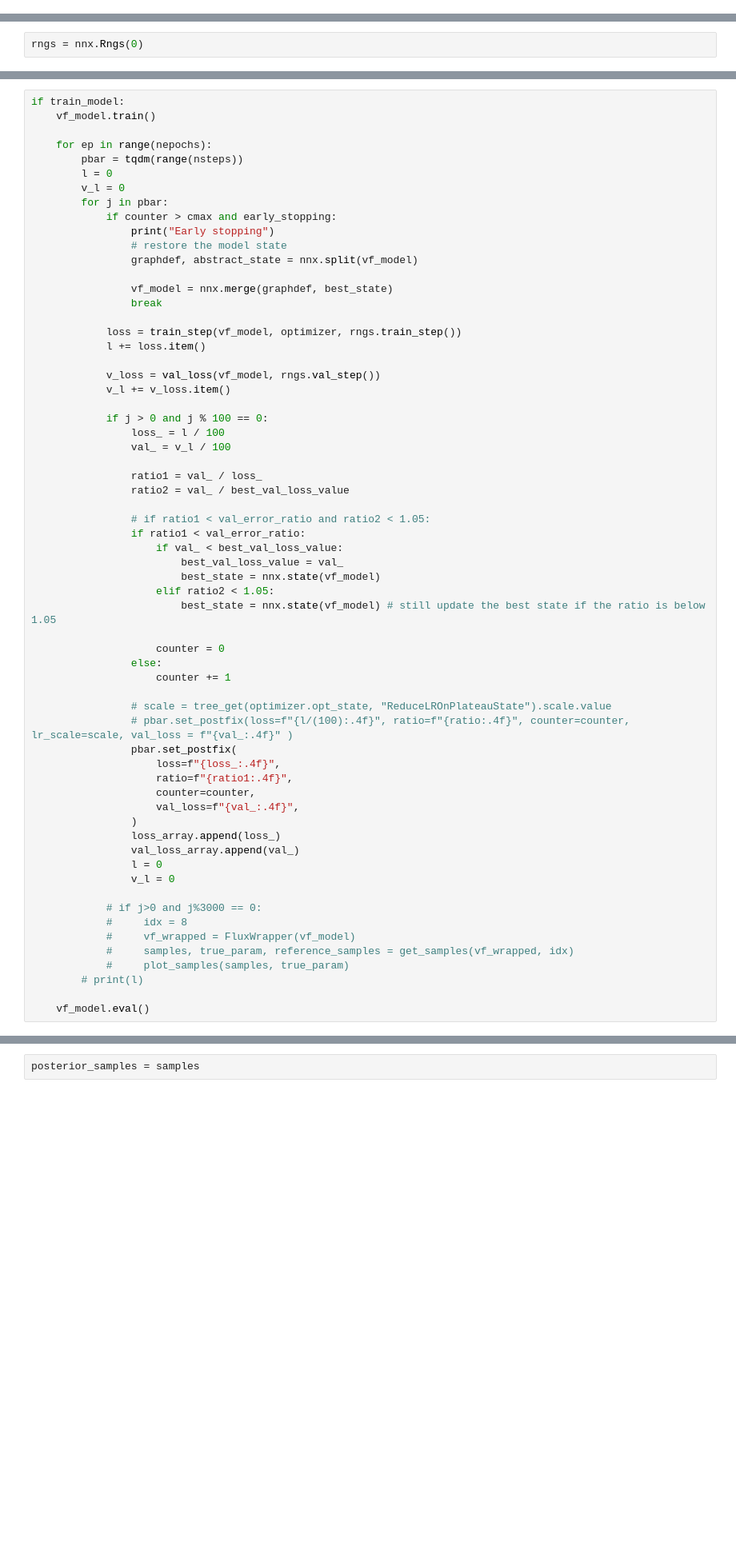
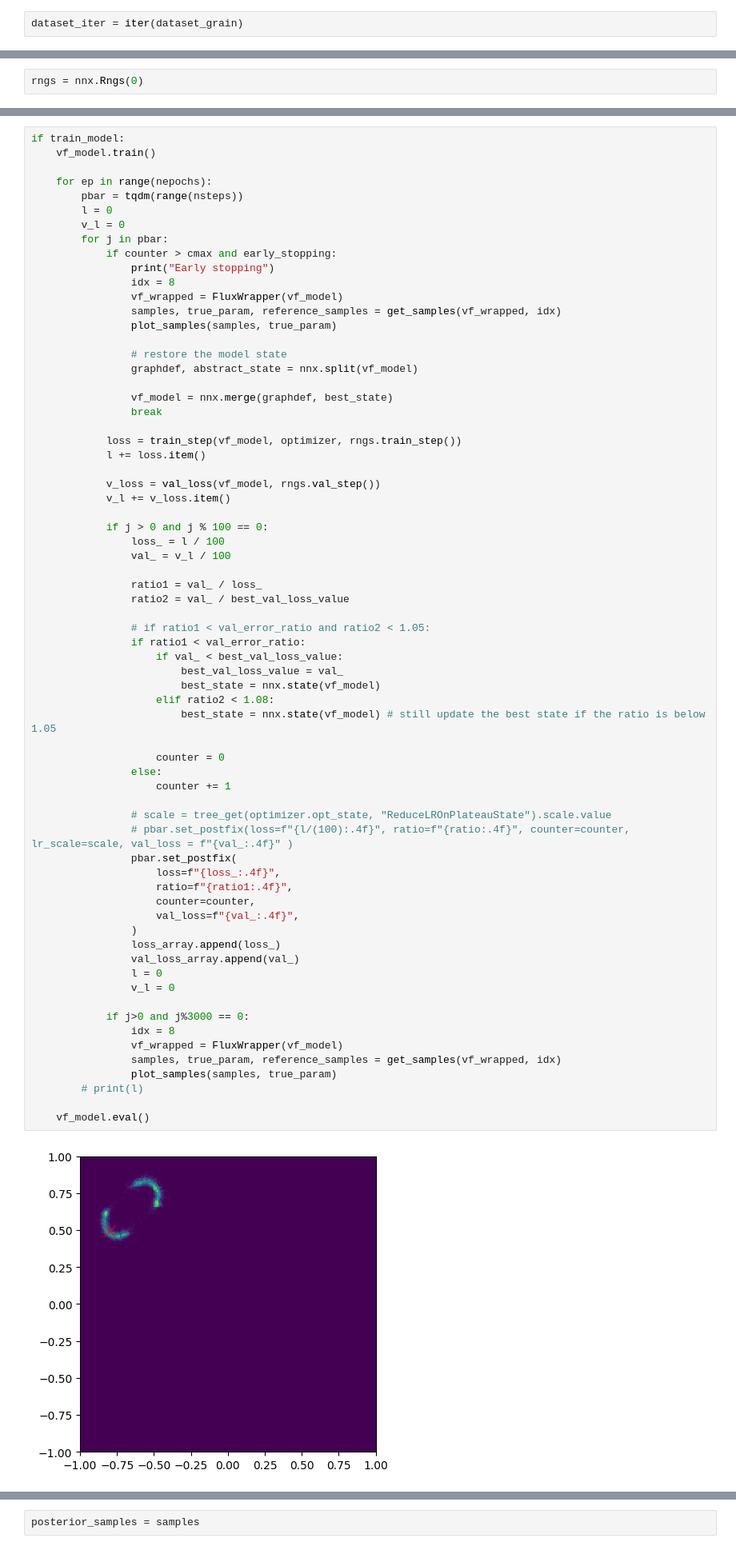
Before and after one commit to aurelio-amerio/gen-sbi, a Jupyter notebook: examples/sbi-benchmarks/two_moons/two_moons_jflux.ipynb, the cells around one changed output, grey strips where cells are left out. Shown at 80% size. Saved outputs shown, nothing was run; the diff lists cells and outputs as text; blank space fills up the shorter version.

```diff
--- a/examples/sbi-benchmarks/two_moons/two_moons_jflux.ipynb
+++ b/examples/sbi-benchmarks/two_moons/two_moons_jflux.ipynb
@@ -120,0 +128,2 @@ dataset = InfiniteDataLoader(train_data, batch_size, rng=nnx.Rngs(0).dataset())
+# %%
+dataset_iter = iter(dataset_grain)
@@ -265,6 +338,11 @@ if train_model:
         for j in pbar:
             if counter > cmax and early_stopping:
                 print("Early stopping")
+                idx = 8
+                vf_wrapped = FluxWrapper(vf_model)
+                samples, true_param, reference_samples = get_samples(vf_wrapped, idx)
+                plot_samples(samples, true_param)
+
                 # restore the model state
                 graphdef, abstract_state = nnx.split(vf_model)
 
@@ -285,36 +363,37 @@ if train_model:
                 ratio2 = val_ / best_val_loss_value
 
                 # if ratio1 < val_error_ratio and ratio2 < 1.05:
                 if ratio1 < val_error_ratio:
                     if val_ < best_val_loss_value:
                         best_val_loss_value = val_
                         best_state = nnx.state(vf_model)
-                    elif ratio2 < 1.05:
+                    elif ratio2 < 1.08:
                         best_state = nnx.state(vf_model) # still update the best state if the ratio is below 1.05
 
                     counter = 0
                 else:
                     counter += 1
 
                 # scale = tree_get(optimizer.opt_state, "ReduceLROnPlateauState").scale.value
                 # pbar.set_postfix(loss=f"{l/(100):.4f}", ratio=f"{ratio:.4f}", counter=counter, lr_scale=scale, val_loss = f"{val_:.4f}" )
                 pbar.set_postfix(
                     loss=f"{loss_:.4f}",
                     ratio=f"{ratio1:.4f}",
                     counter=counter,
                     val_loss=f"{val_:.4f}",
                 )
                 loss_array.append(loss_)
                 val_loss_array.append(val_)
                 l = 0
                 v_l = 0
 
-            # if j>0 and j%3000 == 0:
-            #     idx = 8
-            #     vf_wrapped = FluxWrapper(vf_model)
-            #     samples, true_param, reference_samples = get_samples(vf_wrapped, idx)
-            #     plot_samples(samples, true_param)
+            if j>0 and j%3000 == 0:
+                idx = 8
+                vf_wrapped = FluxWrapper(vf_model)
+                samples, true_param, reference_samples = get_samples(vf_wrapped, idx)
+                plot_samples(samples, true_param)
         # print(l)
 
     vf_model.eval()
 # %% [output]
+[figure, added]
```
Also changed, not shown: parts of 24 cells of this notebook, 15 other files.
